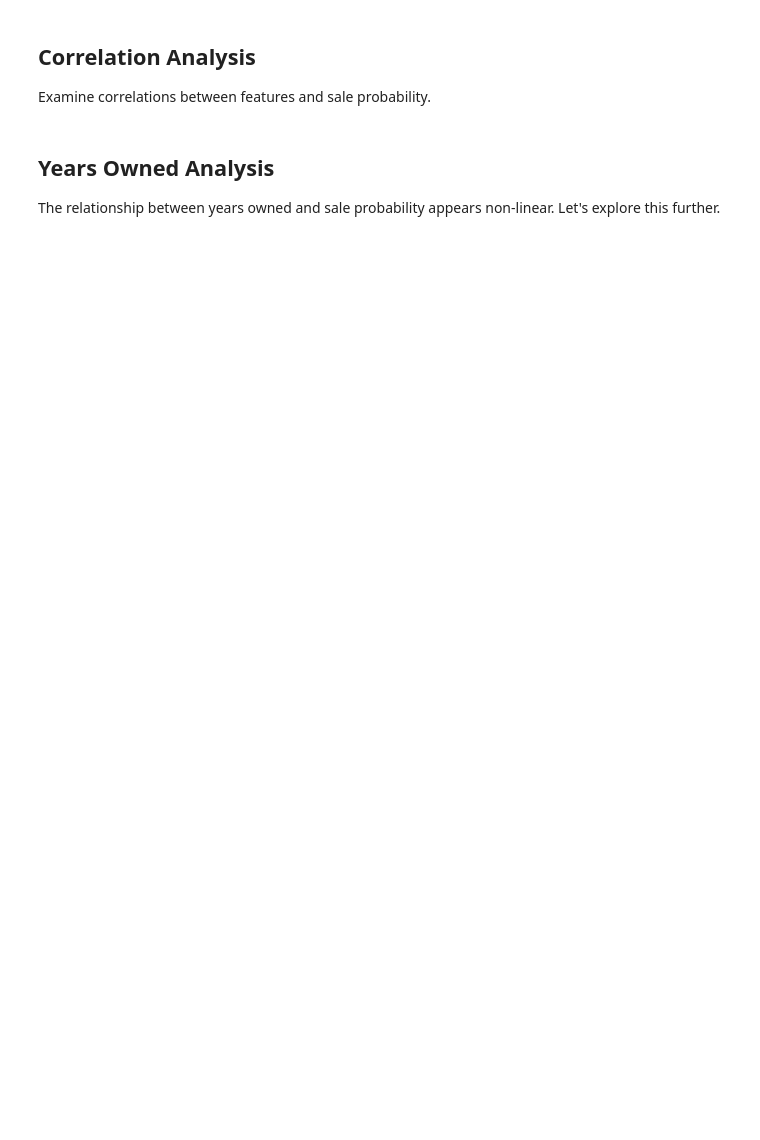
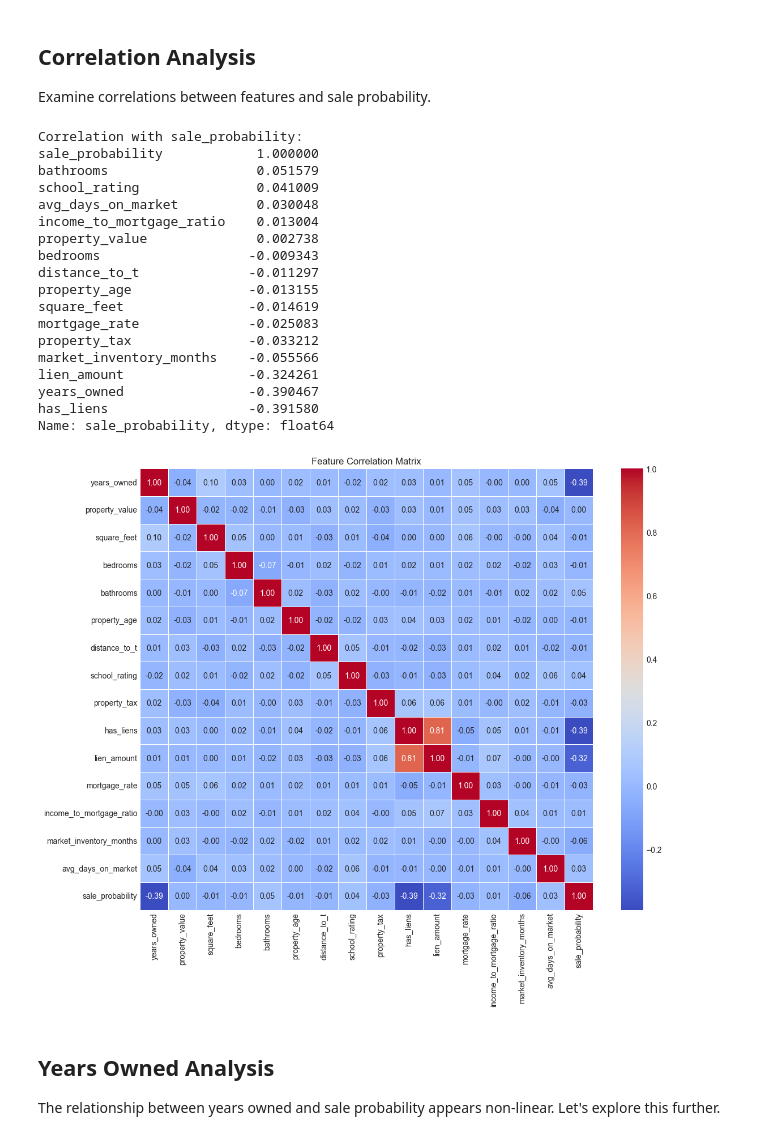
Before and after one commit to md82680/Boston-RE-Sale-Probability-Model, a Jupyter notebook: notebooks/02_exploratory_data_analysis.ipynb, the cells around one changed output. Saved outputs shown, nothing was run; the diff lists cells and outputs as text; code cells hidden in the pictures; blank space fills up the shorter version.

```diff
--- a/notebooks/02_exploratory_data_analysis.ipynb
+++ b/notebooks/02_exploratory_data_analysis.ipynb
@@ -100,16 +185,36 @@ plt.show()
 
 Examine correlations between features and sale probability.
 # %%
-# Calculate correlations
-correlation_matrix = boston_real_estate.corr()
+# Calculate correlations (exclude non-numeric columns)
+correlation_matrix = boston_real_estate.select_dtypes(include=['number']).corr()
 print("\nCorrelation with sale_probability:")
-correlation_matrix['sale_probability'].sort_values(ascending=False)
+print(correlation_matrix['sale_probability'].sort_values(ascending=False))
 
 plt.figure(figsize=(12, 10))
 sns.heatmap(correlation_matrix, annot=True, cmap='coolwarm', fmt='.2f', linewidths=0.5)
 plt.title('Feature Correlation Matrix')
 plt.tight_layout()
 plt.show()
+# %% [output]
+Correlation with sale_probability:
+sale_probability            1.000000
+bathrooms                   0.051579
+school_rating               0.041009
+avg_days_on_market          0.030048
+income_to_mortgage_ratio    0.013004
+property_value              0.002738
+bedrooms                   -0.009343
+distance_to_t              -0.011297
+property_age               -0.013155
+square_feet                -0.014619
+mortgage_rate              -0.025083
+property_tax               -0.033212
+market_inventory_months    -0.055566
+lien_amount                -0.324261
+years_owned                -0.390467
+has_liens                  -0.391580
+Name: sale_probability, dtype: float64
+[figure, added]
 # %% [markdown]
 ## Years Owned Analysis
 
```
Also changed, not shown: parts of 8 cells of this notebook, 8 other files.
